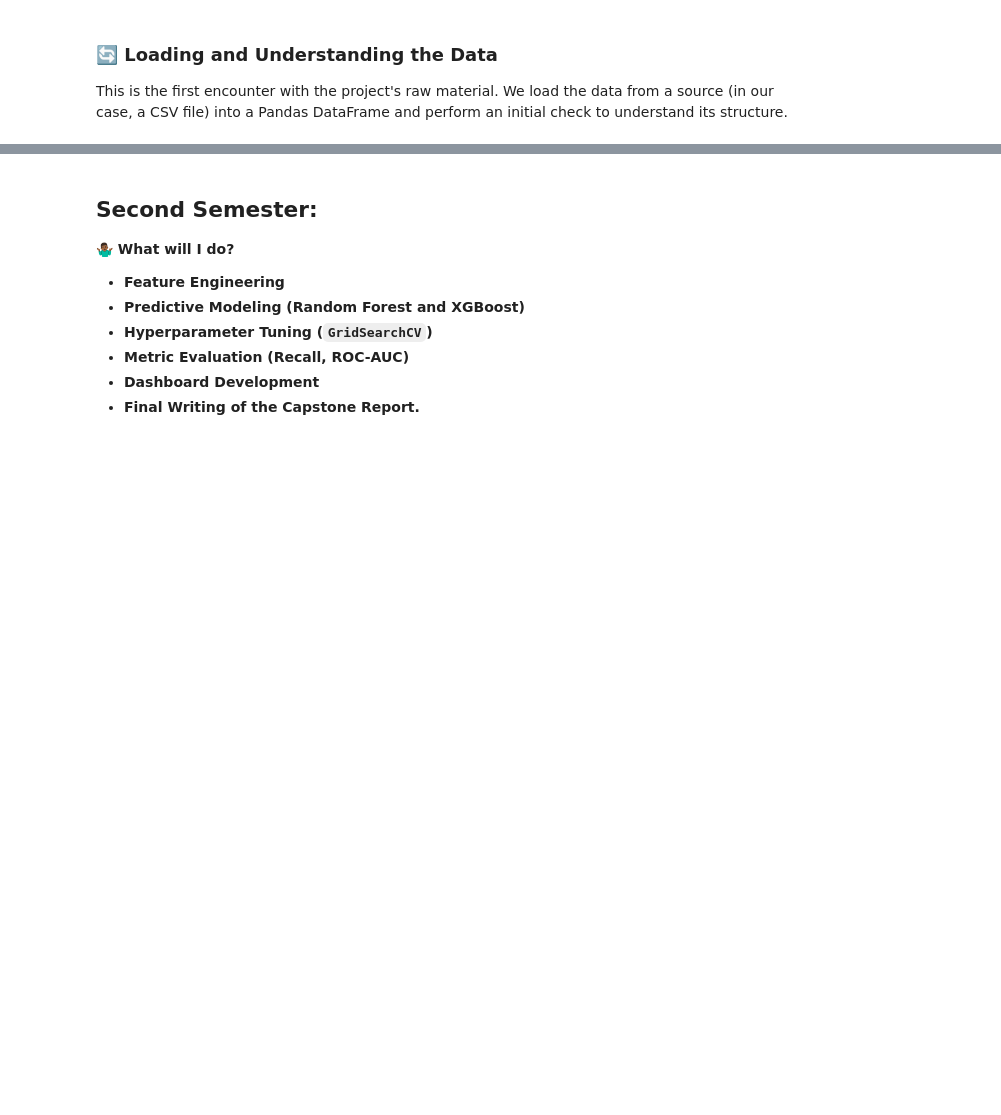
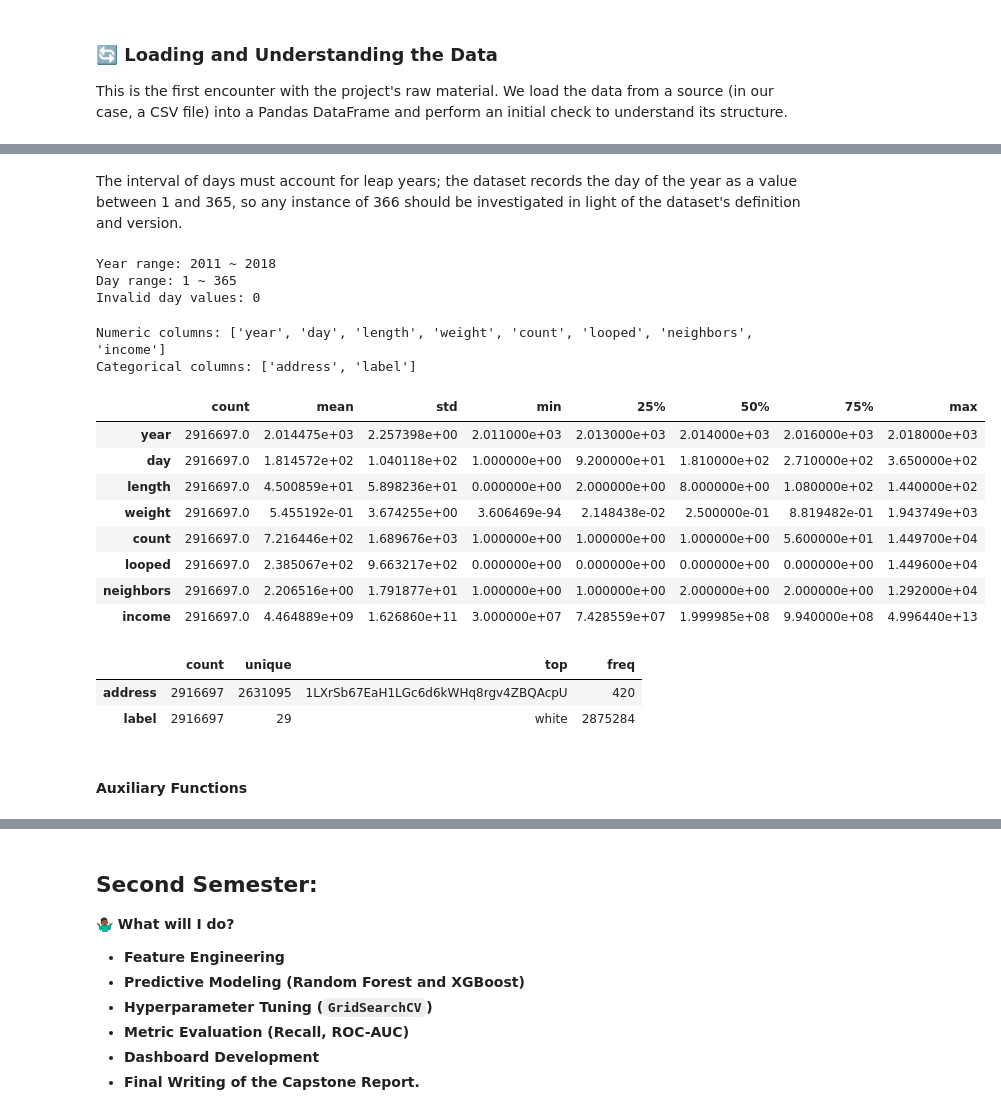
Before and after one commit to CCT-Dublin/CCT_ST_CA_01_20S, a Jupyter notebook: notebooks/CCT_ST_CA_01_20S.ipynb, the cells around one changed output, grey strips where cells are left out. Cells and saved outputs as stored; diff of their text form; code cells hidden in the pictures; blank space fills up the shorter version.

```diff
--- a/notebooks/CCT_ST_CA_01_20S.ipynb
+++ b/notebooks/CCT_ST_CA_01_20S.ipynb
@@ -349,0 +283,44 @@ plt.show()
+# %% [markdown]
+The interval of days must account for leap years; the dataset records the day of the year as a value between 1 and 365, so any instance of 366 should be investigated in light of the dataset's definition and version.
+# %%
+print(f"Year range: {df["year"].min()} ~ {df["year"].max()}")
+print(f"Day range: {df["day"].min()} ~ {df["day"].max()}")
+
+print("Invalid day values:",
+      (~df["day"].between(1, 366)).sum())
+# %% [output]
+Year range: 2011 ~ 2018
+Day range: 1 ~ 365
+Invalid day values: 0
+# %%
+numeric_cols = df.select_dtypes(
+    include="number"
+).columns.tolist()
+
+categorical_cols = df.select_dtypes(
+    include=["object", "category", "string"]
+).columns.tolist()
+
+print(f"Numeric columns: {numeric_cols}")
+print(f"Categorical columns: {categorical_cols}")
+# %% [output]
+Numeric columns: ['year', 'day', 'length', 'weight', 'count', 'looped', 'neighbors', 'income']
+Categorical columns: ['address', 'label']
+# %%
+df[numeric_cols].describe().T
+# %% [output]
+|  | count | mean | std | min | 25% | 50% | 75% | max |
+| year | 2916697.0 | 2.014475e+03 | 2.257398e+00 | 2.011000e+03 | 2.013000e+03 | 2.014000e+03 | 2.016000e+03 | 2.018000e+03 |
+| day | 2916697.0 | 1.814572e+02 | 1.040118e+02 | 1.000000e+00 | 9.200000e+01 | 1.810000e+02 | 2.710000e+02 | 3.650000e+02 |
+| length | 2916697.0 | 4.500859e+01 | 5.898236e+01 | 0.000000e+00 | 2.000000e+00 | 8.000000e+00 | 1.080000e+02 | 1.440000e+02 |
+| weight | 2916697.0 | 5.455192e-01 | 3.674255e+00 | 3.606469e-94 | 2.148438e-02 | 2.500000e-01 | 8.819482e-01 | 1.943749e+03 |
+| count | 2916697.0 | 7.216446e+02 | 1.689676e+03 | 1.000000e+00 | 1.000000e+00 | 1.000000e+00 | 5.600000e+01 | 1.449700e+04 |
+| looped | 2916697.0 | 2.385067e+02 | 9.663217e+02 | 0.000000e+00 | 0.000000e+00 | 0.000000e+00 | 0.000000e+00 | 1.449600e+04 |
+| neighbors | 2916697.0 | 2.206516e+00 | 1.791877e+01 | 1.000000e+00 | 1.000000e+00 | 2.000000e+00 | 2.000000e+00 | 1.292000e+04 |
+| income | 2916697.0 | 4.464889e+09 | 1.626860e+11 | 3.000000e+07 | 7.428559e+07 | 1.999985e+08 | 9.940000e+08 | 4.996440e+13 |
+# %%
+df[categorical_cols].describe().T
+# %% [output]
+|  | count | unique | top | freq |
+| address | 2916697 | 2631095 | 1LXrSb67EaH1LGc6d6kWHq8rgv4ZBQAcpU | 420 |
+| label | 2916697 | 29 | white | 2875284 |
@@ -349,0 +342,2 @@ plt.show()
+# %% [markdown]
+#### Auxiliary Functions
```
Also changed, not shown: parts of 67 cells of this notebook, 10 other files.
